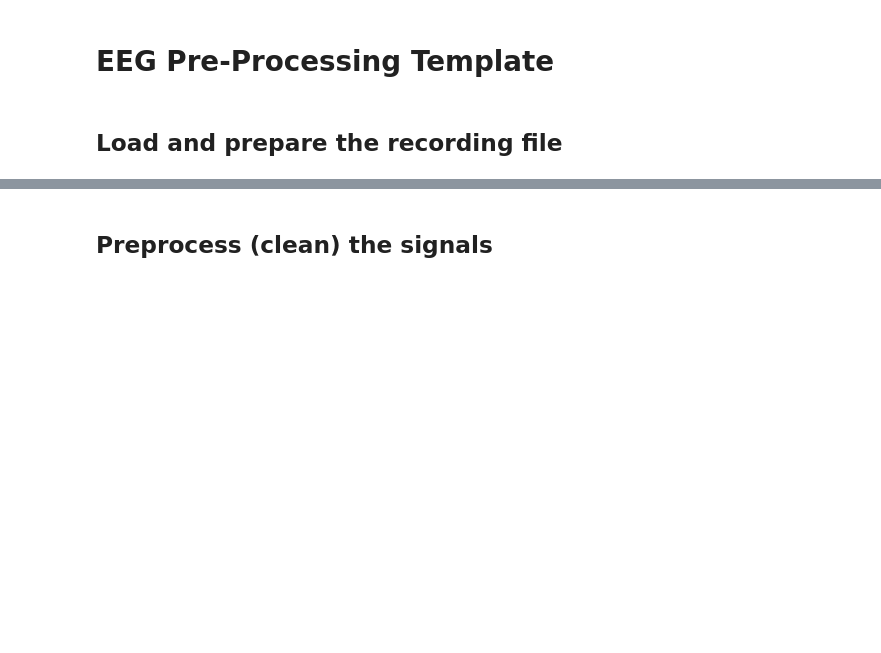
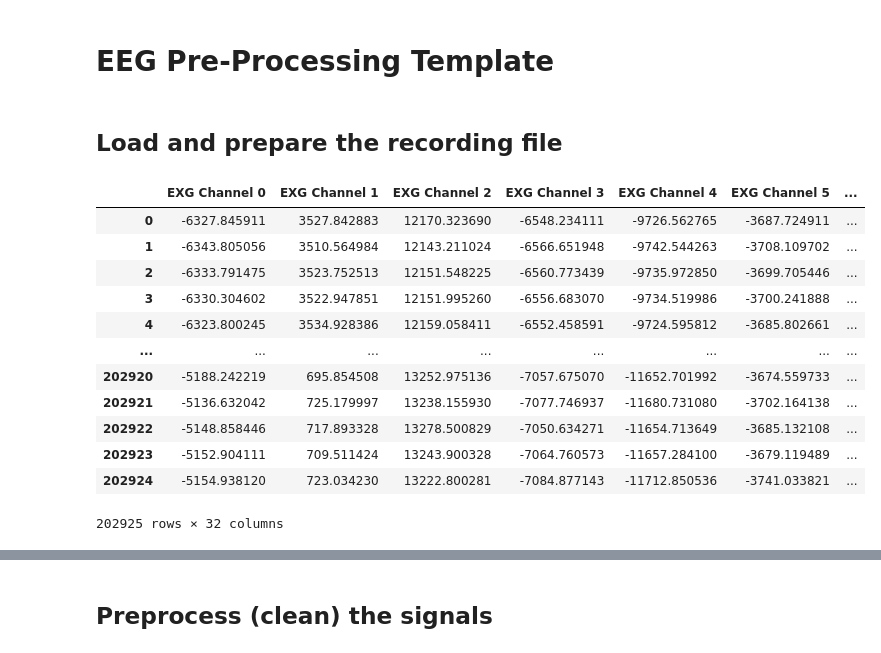
Before and after one commit to davidvblumenthal/nourriture_cEEG, a Jupyter notebook: EEG-Preprocessing-Template.ipynb, the cells around one changed output, grey strips where cells are left out. Drawn from its saved outputs; the diff is of its cells as text; code cells hidden in the pictures; blank space fills up the shorter version.

```diff
--- a/EEG-Preprocessing-Template.ipynb
+++ b/EEG-Preprocessing-Template.ipynb
@@ -21,0 +35,16 @@ import pyprep
+# %%
+df.drop('Sample Index', axis=1)
+# %% [output]
+|  | EXG Channel 0 | EXG Channel 1 | EXG Channel 2 | EXG Channel 3 | EXG Channel 4 | EXG Channel 5 | ... |
+| 0 | -6327.845911 | 3527.842883 | 12170.323690 | -6548.234111 | -9726.562765 | -3687.724911 | ... |
+| 1 | -6343.805056 | 3510.564984 | 12143.211024 | -6566.651948 | -9742.544263 | -3708.109702 | ... |
+| 2 | -6333.791475 | 3523.752513 | 12151.548225 | -6560.773439 | -9735.972850 | -3699.705446 | ... |
+| 3 | -6330.304602 | 3522.947851 | 12151.995260 | -6556.683070 | -9734.519986 | -3700.241888 | ... |
+| 4 | -6323.800245 | 3534.928386 | 12159.058411 | -6552.458591 | -9724.595812 | -3685.802661 | ... |
+| ... | ... | ... | ... | ... | ... | ... | ... |
+| 202920 | -5188.242219 | 695.854508 | 13252.975136 | -7057.675070 | -11652.701992 | -3674.559733 | ... |
+| 202921 | -5136.632042 | 725.179997 | 13238.155930 | -7077.746937 | -11680.731080 | -3702.164138 | ... |
+| 202922 | -5148.858446 | 717.893328 | 13278.500829 | -7050.634271 | -11654.713649 | -3685.132108 | ... |
+| 202923 | -5152.904111 | 709.511424 | 13243.900328 | -7064.760573 | -11657.284100 | -3679.119489 | ... |
+| 202924 | -5154.938120 | 723.034230 | 13222.800281 | -7084.877143 | -11712.850536 | -3741.033821 | ... |
+202925 rows × 32 columns
```
Also changed, not shown: parts of 9 cells of this notebook, 3 other files.
